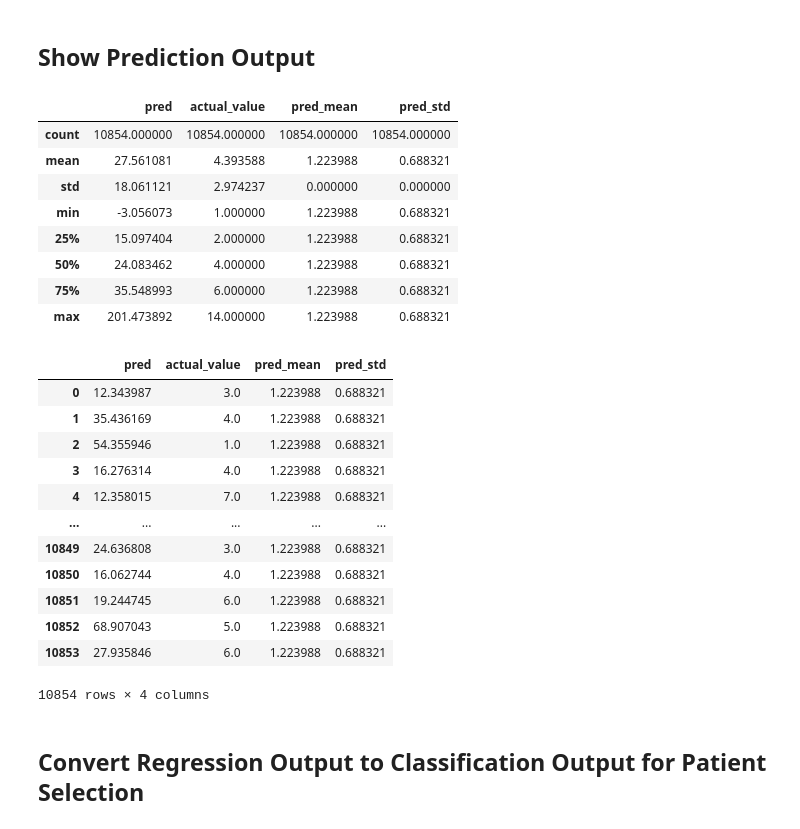
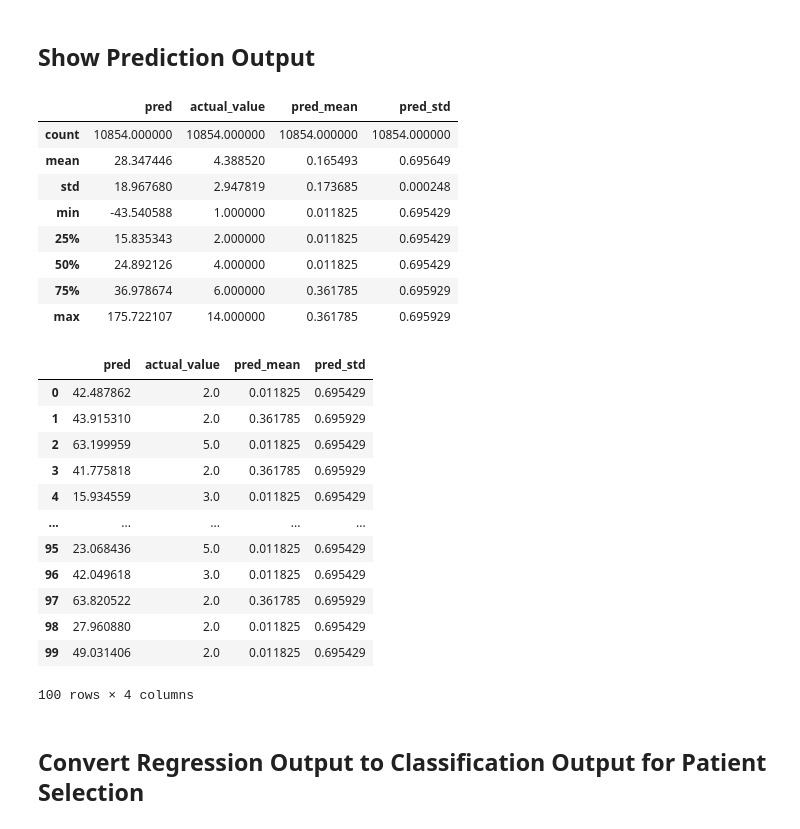
Before and after one commit to ricefields/UdaProject3, a Jupyter notebook: student_project.ipynb, the cells around one changed output. Saved outputs shown, nothing was run; the diff lists cells and outputs as text; code cells hidden in the pictures.

```diff
--- a/student_project.ipynb
+++ b/student_project.ipynb
@@ -746,18 +746,3 @@ vocab_file_list
 ## Create Categorical Features with Tensorflow Feature Column API
 # %% [markdown]
 **Question 7**: Using the vocab file list from above that was derived fromt the features you selected earlier, please create categorical features with the Tensorflow Feature Column API, https://www.tensorflow.org/api_docs/python/tf/feature_column. Below is a function to help guide you.
-# %%
-from student_utils import create_tf_categorical_feature_cols
-"""
-student_categorical_col_list = ['race', 'gender', 'age' ]
-df = pd.read_csv('./data/final_project_dataset.csv')
-batch_size = 128
-PREDICTOR ='time_in_hospital'
-diabetes_train_ds = df_to_dataset(df[ student_categorical_col_list + [PREDICTOR] ], PREDICTOR, batch_size=batch_size)
-diabetes_batch = next(iter(diabetes_train_ds))[0]
-tf_cat_col_list = create_tf_categorical_feature_cols(student_categorical_col_list)
-test_cat_var1 = tf_cat_col_list[0]
-print("Example categorical field:\n{}".format(test_cat_var1))
-demo(test_cat_var1, diabetes_batch)
-"""
-tf_cat_col_list = create_tf_categorical_feature_cols(student_categorical_col_list)
@@ -837,20 +826,3 @@ def create_tf_numerical_feature_cols(numerical_col_list, train_df):
         tf_numeric_feature = create_tf_numeric_feature(c, mean, std)
         tf_numeric_col_list.append(tf_numeric_feature)
     return tf_numeric_col_list
-# %%
-#print (student_numerical_col_list)
-#print (student_numerical_col_list[0])
-#d_train[student_numerical_col_list[0]]
-"""
-student_numerical_col_list = ['num_lab_procedures', 'num_medications', 'number_diagnoses']
-df = pd.read_csv('./data/final_project_dataset.csv')
-batch_size = 128
-PREDICTOR ='time_in_hospital'
-diabetes_train_ds = df_to_dataset(df[ student_numerical_col_list + [PREDICTOR] ], PREDICTOR, batch_size=batch_size)
-diabetes_batch = next(iter(diabetes_train_ds))[0]
-tf_cont_col_list = create_tf_numerical_feature_cols(student_numerical_col_list, df[student_numerical_col_list])
-test_cont_var1 = tf_cont_col_list[0]
-print("Example continuous field:\n{}\n".format(test_cont_var1))
-demo(test_cont_var1, diabetes_batch)
-"""
-tf_cont_col_list = create_tf_numerical_feature_cols(student_numerical_col_list, d_train)
@@ -922,7 +900,7 @@ def build_sequential_model(feature_layer):
 def build_diabetes_model(train_ds, val_ds,  feature_layer,  epochs=5, loss_metric='mse'):
     model = build_sequential_model(feature_layer)
     model.compile(optimizer='rmsprop', loss=loss_metric, metrics=[loss_metric])
-    early_stop = tf.keras.callbacks.EarlyStopping(monitor=loss_metric, patience=3)
+    early_stop = tf.keras.callbacks.EarlyStopping(monitor=loss_metric, patience=5)
     history = model.fit(train_ds, validation_data=val_ds,
                         callbacks=[early_stop],
                         epochs=epochs)
@@ -992,29 +970,29 @@ prob_output_df.describe()
 # %% [output]
 |  | pred | actual_value | pred_mean | pred_std |
 | count | 10854.000000 | 10854.000000 | 10854.000000 | 10854.000000 |
-| mean | 27.561081 | 4.393588 | 1.223988 | 0.688321 |
-| std | 18.061121 | 2.974237 | 0.000000 | 0.000000 |
-| min | -3.056073 | 1.000000 | 1.223988 | 0.688321 |
-| 25% | 15.097404 | 2.000000 | 1.223988 | 0.688321 |
-| 50% | 24.083462 | 4.000000 | 1.223988 | 0.688321 |
-| 75% | 35.548993 | 6.000000 | 1.223988 | 0.688321 |
-| max | 201.473892 | 14.000000 | 1.223988 | 0.688321 |
+| mean | 28.347446 | 4.388520 | 0.165493 | 0.695649 |
+| std | 18.967680 | 2.947819 | 0.173685 | 0.000248 |
+| min | -43.540588 | 1.000000 | 0.011825 | 0.695429 |
+| 25% | 15.835343 | 2.000000 | 0.011825 | 0.695429 |
+| 50% | 24.892126 | 4.000000 | 0.011825 | 0.695429 |
+| 75% | 36.978674 | 6.000000 | 0.361785 | 0.695929 |
+| max | 175.722107 | 14.000000 | 0.361785 | 0.695929 |
 # %%
-prob_output_df
+prob_output_df.head(100)
 # %% [output]
 |  | pred | actual_value | pred_mean | pred_std |
-| 0 | 12.343987 | 3.0 | 1.223988 | 0.688321 |
-| 1 | 35.436169 | 4.0 | 1.223988 | 0.688321 |
-| 2 | 54.355946 | 1.0 | 1.223988 | 0.688321 |
-| 3 | 16.276314 | 4.0 | 1.223988 | 0.688321 |
-| 4 | 12.358015 | 7.0 | 1.223988 | 0.688321 |
+| 0 | 42.487862 | 2.0 | 0.011825 | 0.695429 |
+| 1 | 43.915310 | 2.0 | 0.361785 | 0.695929 |
+| 2 | 63.199959 | 5.0 | 0.011825 | 0.695429 |
+| 3 | 41.775818 | 2.0 | 0.361785 | 0.695929 |
+| 4 | 15.934559 | 3.0 | 0.011825 | 0.695429 |
 | ... | ... | ... | ... | ... |
-| 10849 | 24.636808 | 3.0 | 1.223988 | 0.688321 |
-| 10850 | 16.062744 | 4.0 | 1.223988 | 0.688321 |
-| 10851 | 19.244745 | 6.0 | 1.223988 | 0.688321 |
-| 10852 | 68.907043 | 5.0 | 1.223988 | 0.688321 |
-| 10853 | 27.935846 | 6.0 | 1.223988 | 0.688321 |
+| 95 | 23.068436 | 5.0 | 0.011825 | 0.695429 |
+| 96 | 42.049618 | 3.0 | 0.011825 | 0.695429 |
+| 97 | 63.820522 | 2.0 | 0.361785 | 0.695929 |
+| 98 | 27.960880 | 2.0 | 0.011825 | 0.695429 |
+| 99 | 49.031406 | 2.0 | 0.011825 | 0.695429 |
-10854 rows × 4 columns
+100 rows × 4 columns
 # %% [markdown]
 ## Convert Regression Output to Classification Output for Patient Selection
 # %% [markdown]
```
Also changed, not shown: parts of 22 cells of this notebook.
